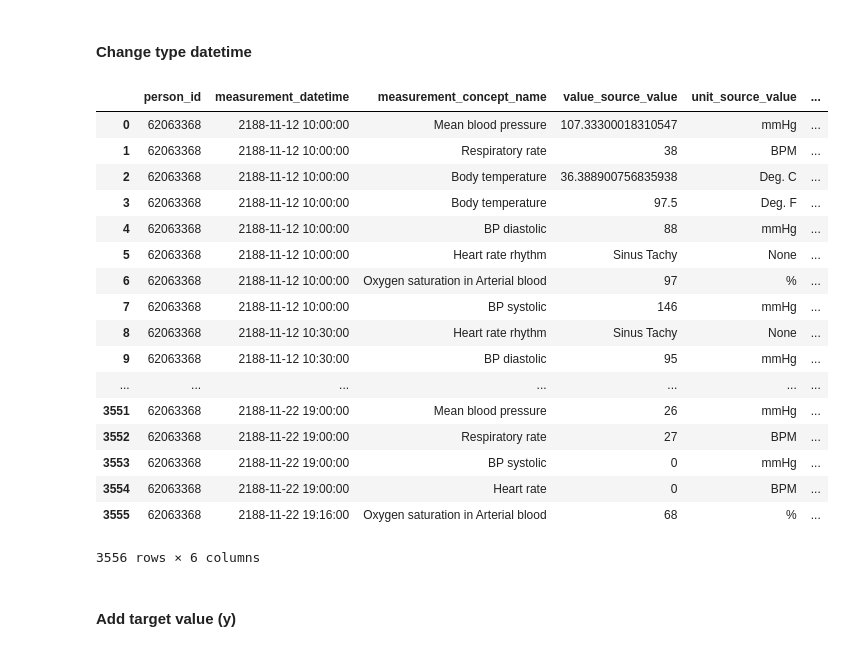
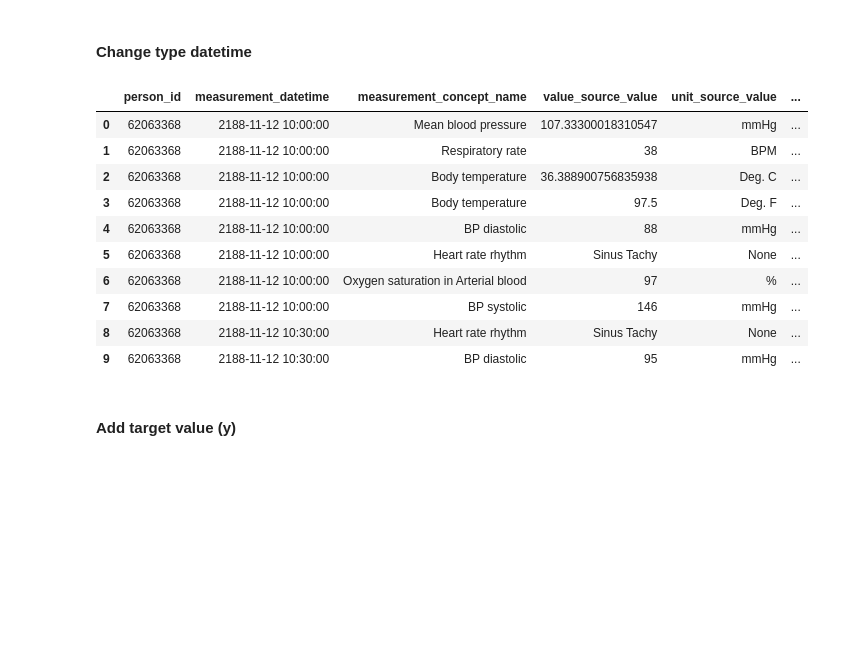
Before and after one commit to dataforgoodfr/batch4_diafoirus_fleming, a Jupyter notebook: omop_create dataset.ipynb, the cells around one changed output. Cells and saved outputs as stored; diff of their text form; code cells hidden in the pictures; blank space fills up the shorter version.

```diff
--- a/omop_create dataset.ipynb
+++ b/omop_create dataset.ipynb
@@ -303,26 +282,19 @@ measures.iloc[:100]
 # %%
 measures['death_datetime'] = pd.to_datetime(measures['death_datetime'])
 measures['measurement_datetime'] = pd.to_datetime(measures['measurement_datetime'])
-measures
+measures.iloc[:10]
 # %% [output]
 |  | person_id | measurement_datetime | measurement_concept_name | value_source_value | unit_source_value | ... |
 | 0 | 62063368 | 2188-11-12 10:00:00 | Mean blood pressure | 107.33300018310547 | mmHg | ... |
 | 1 | 62063368 | 2188-11-12 10:00:00 | Respiratory rate | 38 | BPM | ... |
 | 2 | 62063368 | 2188-11-12 10:00:00 | Body temperature | 36.388900756835938 | Deg. C | ... |
 | 3 | 62063368 | 2188-11-12 10:00:00 | Body temperature | 97.5 | Deg. F | ... |
 | 4 | 62063368 | 2188-11-12 10:00:00 | BP diastolic | 88 | mmHg | ... |
 | 5 | 62063368 | 2188-11-12 10:00:00 | Heart rate rhythm | Sinus Tachy | None | ... |
 | 6 | 62063368 | 2188-11-12 10:00:00 | Oxygen saturation in Arterial blood | 97 | % | ... |
 | 7 | 62063368 | 2188-11-12 10:00:00 | BP systolic | 146 | mmHg | ... |
 | 8 | 62063368 | 2188-11-12 10:30:00 | Heart rate rhythm | Sinus Tachy | None | ... |
 | 9 | 62063368 | 2188-11-12 10:30:00 | BP diastolic | 95 | mmHg | ... |
-| ... | ... | ... | ... | ... | ... | ... |
-| 3551 | 62063368 | 2188-11-22 19:00:00 | Mean blood pressure | 26 | mmHg | ... |
-| 3552 | 62063368 | 2188-11-22 19:00:00 | Respiratory rate | 27 | BPM | ... |
-| 3553 | 62063368 | 2188-11-22 19:00:00 | BP systolic | 0 | mmHg | ... |
-| 3554 | 62063368 | 2188-11-22 19:00:00 | Heart rate | 0 | BPM | ... |
-| 3555 | 62063368 | 2188-11-22 19:16:00 | Oxygen saturation in Arterial blood | 68 | % | ... |
-3556 rows × 6 columns
 # %% [markdown]
 #### Add target value (y)
 # %%
```
Also changed, not shown: parts of 7 cells of this notebook.
